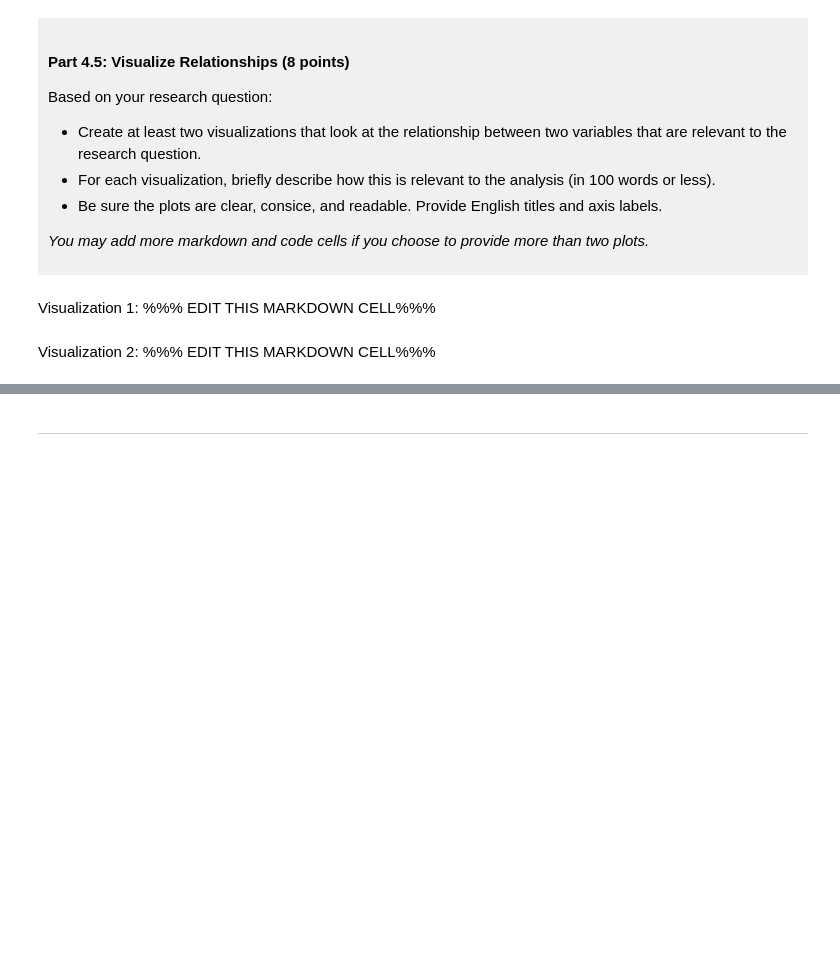
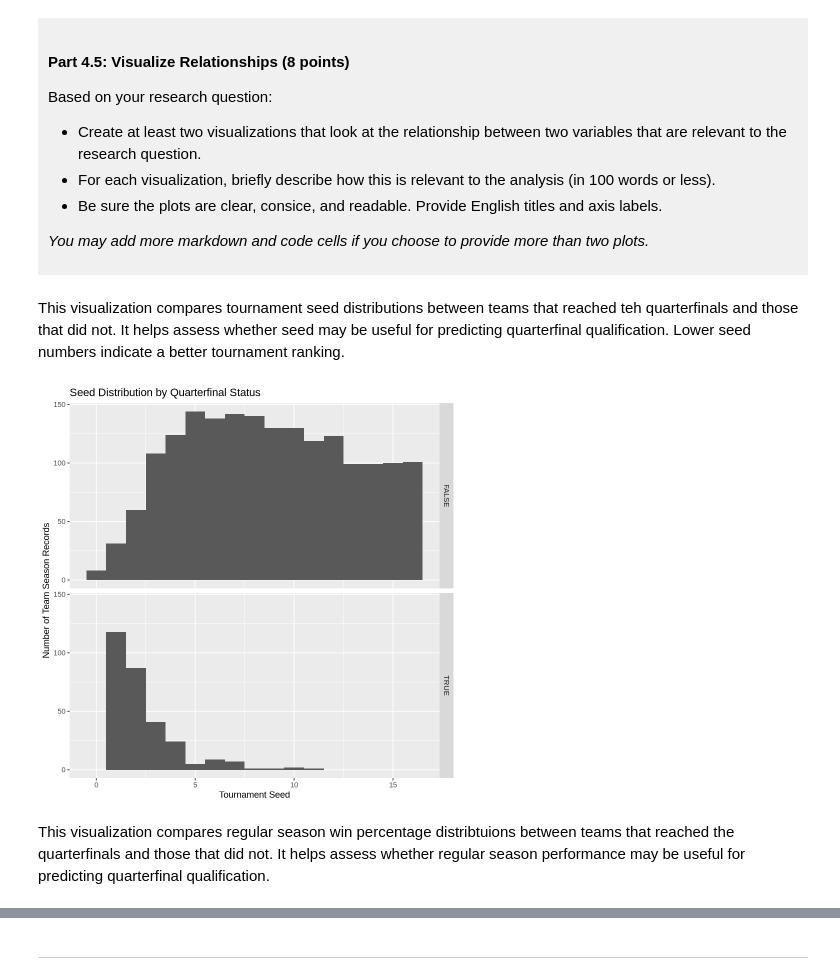
Before and after one commit to zzilbap/dsci-100-project-david-kim, a Jupyter notebook: dsci-100-project-notebook.ipynb, the cells around one changed output, grey strips where cells are left out. Drawn from its saved outputs; the diff is of its cells as text; code cells hidden in the pictures; blank space fills up the shorter version.

```diff
--- a/dsci-100-project-notebook.ipynb
+++ b/dsci-100-project-notebook.ipynb
@@ -320,9 +410,24 @@ Based on your research question:
 *You may add more markdown and code cells if you choose to provide more than two plots.*
 </div>
 # %% [markdown]
-Visualization 1: %%% EDIT THIS MARKDOWN CELL%%%
+This visualization compares tournament seed distributions between teams that reached teh quarterfinals and those that did not. It helps assess whether seed may be useful for predicting quarterfinal qualification. Lower seed numbers indicate a better tournament ranking.
 # %%
-### EDIT THIS CODE CELL FOR VISUALIZATION 1###
+# Compare seed distributions by quarterfinal status
+seed_quarterfinal_plot <- ggplot (
+    simple_data,
+    aes(x = seed)
+) +
+geom_histogram(binwidth = 1) +
+facet_grid(rows = vars(quarterfinal)) +
+labs(
+    title = "Seed Distribution by Quarterfinal Status",
+    x = "Tournament Seed",
+    y = "Number of Team Season Records"
+)
+
+seed_quarterfinal_plot
+# %% [output]
+[figure, added]
 # %% [markdown]
-Visualization 2: %%% EDIT THIS MARKDOWN CELL%%%
+This visualization compares regular season win percentage distribtuions between teams that reached the quarterfinals and those that did not. It helps assess whether regular season performance may be useful for predicting quarterfinal qualification.
 # %%
```
Also changed, not shown: parts of 8 cells of this notebook.
